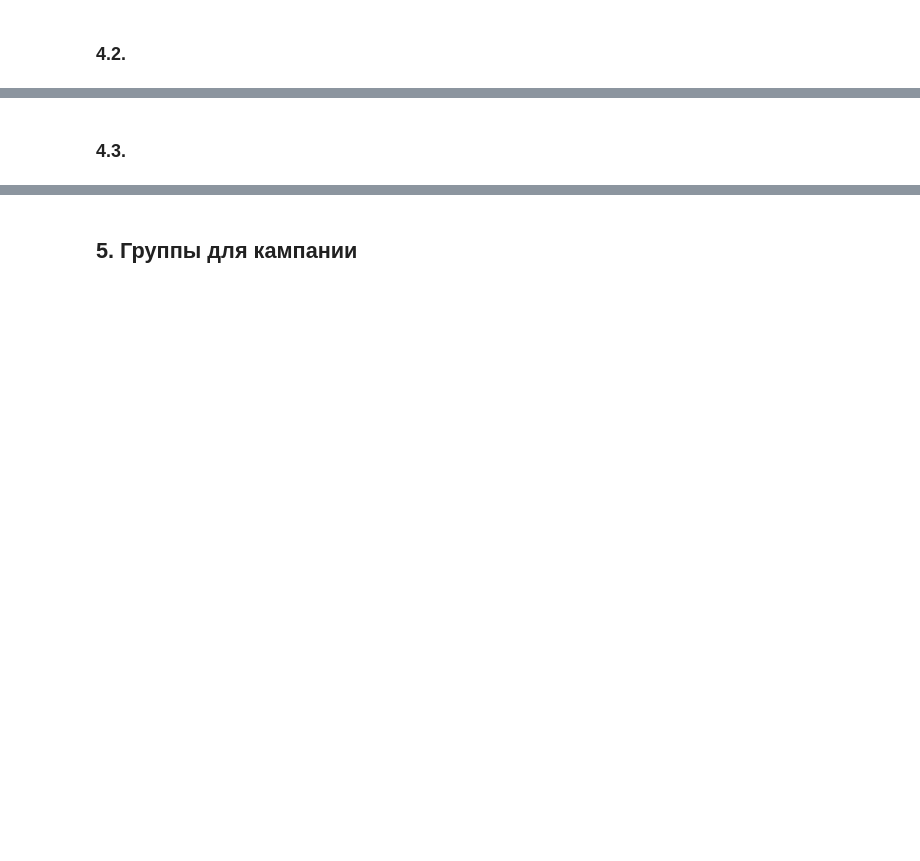
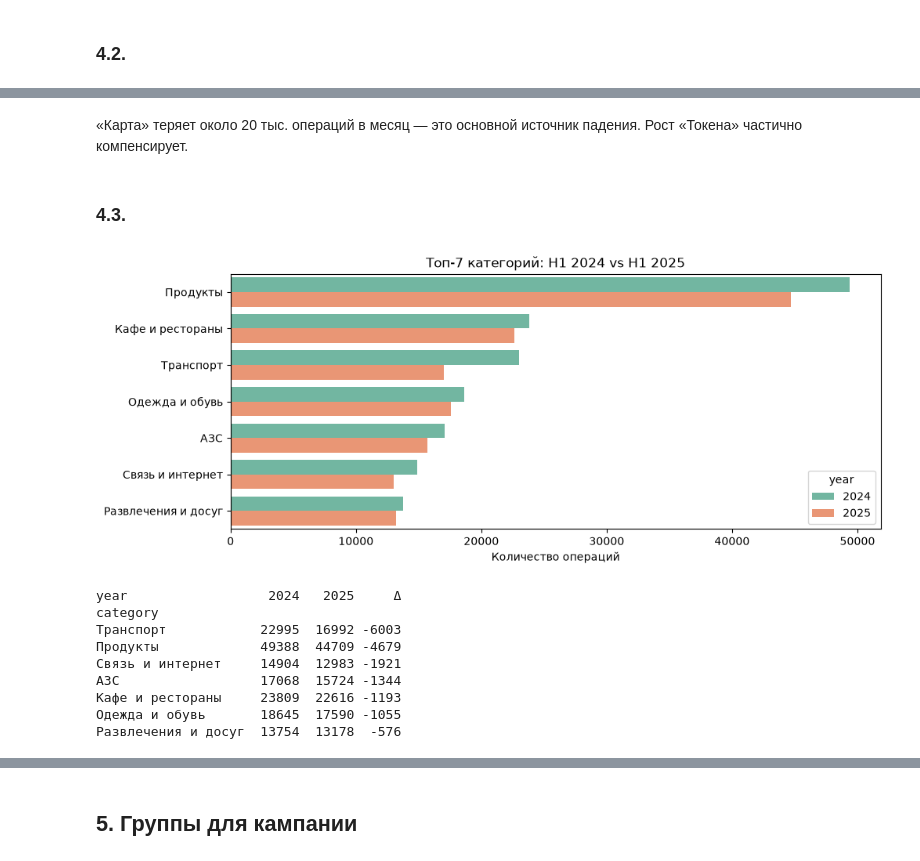
Before and after one commit to sonestos/Nikitenko_Sofya_Lab1, a Jupyter notebook: 02_report.ipynb, the cells around one changed output, grey strips where cells are left out. Cells and saved outputs as stored; diff of their text form; code cells hidden in the pictures; blank space fills up the shorter version.

```diff
--- a/02_report.ipynb
+++ b/02_report.ipynb
@@ -53,2 +101,16 @@ clean = pd.read_parquet("clean_data.parquet")
 # %% [markdown]
 ### 4.2.
+# %%
+txn_h1 = txn_success[txn_success["txn_datetime"].dt.month <= 6].copy()
+txn_h1["year"] = txn_h1["txn_datetime"].dt.year
+
+fig, ax = plt.subplots(figsize=(10, 4), layout="constrained")
+sns.countplot(data=txn_h1, x="channel", hue="year", ax=ax, palette="magma")
+ax.set_title("Транзакции по каналам: H1 2024 vs H1 2025")
+ax.set_xlabel("Канал"); ax.set_ylabel("Количество операций")
+plt.show()
+
+ch = (txn_h1.groupby(["channel", "year"], observed=True).size()
+      .unstack(fill_value=0))
+ch["Δ"] = ch[2025] - ch[2024]
+print(ch)
@@ -55,2 +125,29 @@ clean = pd.read_parquet("clean_data.parquet")
+# %% [markdown]
+«Карта» теряет около 20 тыс. операций в месяц — это основной источник падения. Рост «Токена» частично компенсирует.
 # %% [markdown]
 ### 4.3.
+# %%
+top_cat = txn_h1["category"].value_counts().head(7).index
+fig, ax = plt.subplots(figsize=(10, 4), layout="constrained")
+sns.countplot(data=txn_h1[txn_h1["category"].isin(top_cat)],
+              y="category", hue="year", ax=ax,
+              order=top_cat, palette="Set2")
+ax.set_title("Топ-7 категорий: H1 2024 vs H1 2025")
+ax.set_xlabel("Количество операций"); ax.set_ylabel("")
+plt.show()
+
+by_cat = (txn_h1.groupby(["category", "year"], observed=True).size()
+          .unstack(fill_value=0))
+by_cat["Δ"] = by_cat[2025] - by_cat[2024]
+print(by_cat.loc[top_cat].sort_values("Δ"))
+# %% [output]
+[figure, added]
+year                  2024   2025     Δ
+category
+Транспорт            22995  16992 -6003
+Продукты             49388  44709 -4679
+Связь и интернет     14904  12983 -1921
+АЗС                  17068  15724 -1344
+Кафе и рестораны     23809  22616 -1193
+Одежда и обувь       18645  17590 -1055
+Развлечения и досуг  13754  13178  -576
```
Also changed, not shown: parts of 16 cells of this notebook, 1 other file.
